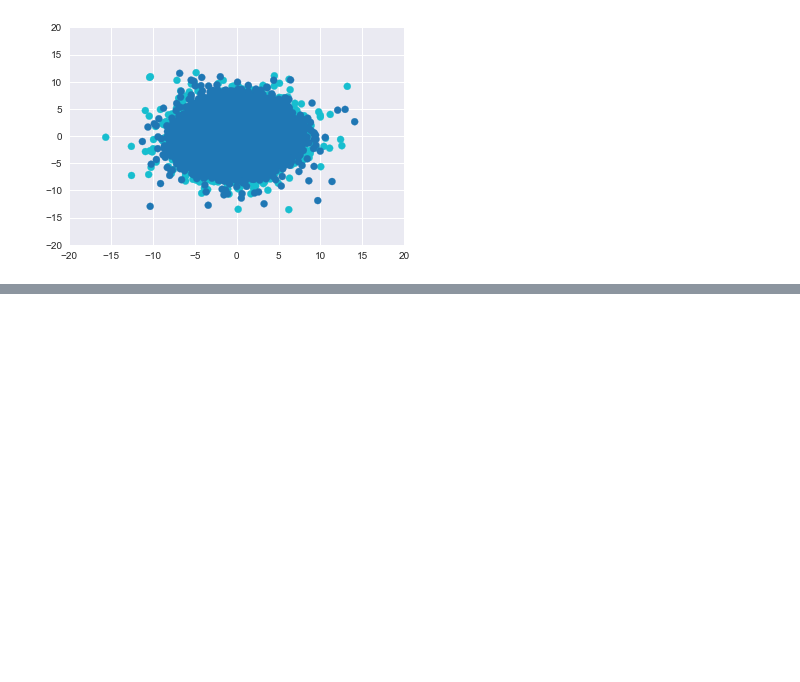
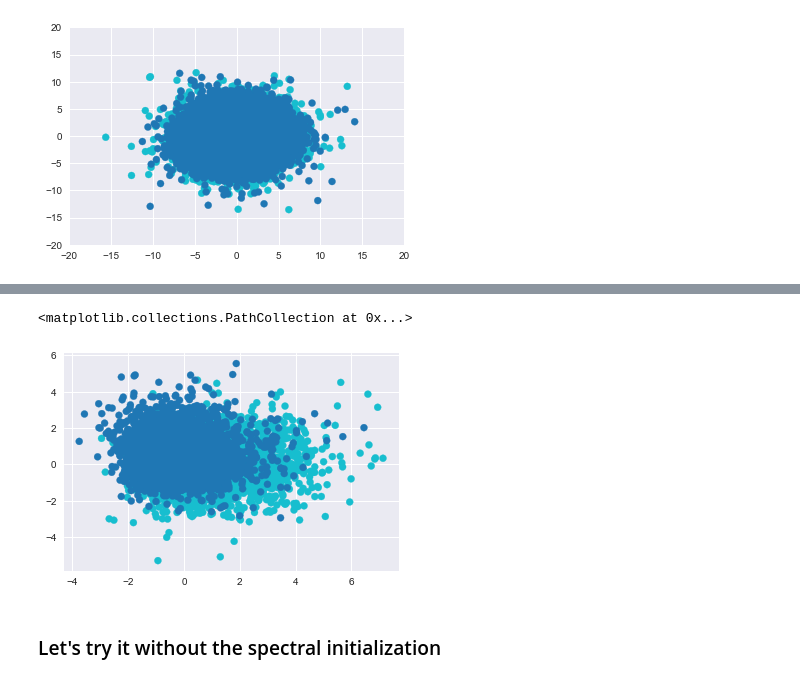
Before and after one commit to gclen/umap-doc2vec-testing, a Jupyter notebook: umap_with_imdb.ipynb, the cells around one changed output, grey strips where cells are left out. Cells and saved outputs as stored; diff of their text form; code cells hidden in the pictures; blank space fills up the shorter version.

```diff
--- a/umap_with_imdb.ipynb
+++ b/umap_with_imdb.ipynb
@@ -76,0 +82,4 @@ plt.scatter(x=df2['x'], y=df2['y'], c=df2['labels'], cmap='tab10')
+# %%
+%%time
+review_array = np.array(reviews.iloc[:, 1:])
+pca_embedding = PCA(n_components=2).fit_transform(review_array)
@@ -76,0 +89,10 @@ plt.scatter(x=df2['x'], y=df2['y'], c=df2['labels'], cmap='tab10')
+# %%
+pca_df = pd.DataFrame(pca_embedding, columns=['x', 'y'])
+pca_df['labels'] = reviews['sentiment']
+
+plt.scatter(x=pca_df['x'], y=pca_df['y'], c=pca_df['labels'], cmap='tab10')
+# %% [output]
+<matplotlib.collections.PathCollection at 0x...>
+[figure, added]
+# %% [markdown]
+### Let's try it without the spectral initialization
```
Also changed, not shown: parts of 32 cells of this notebook.
